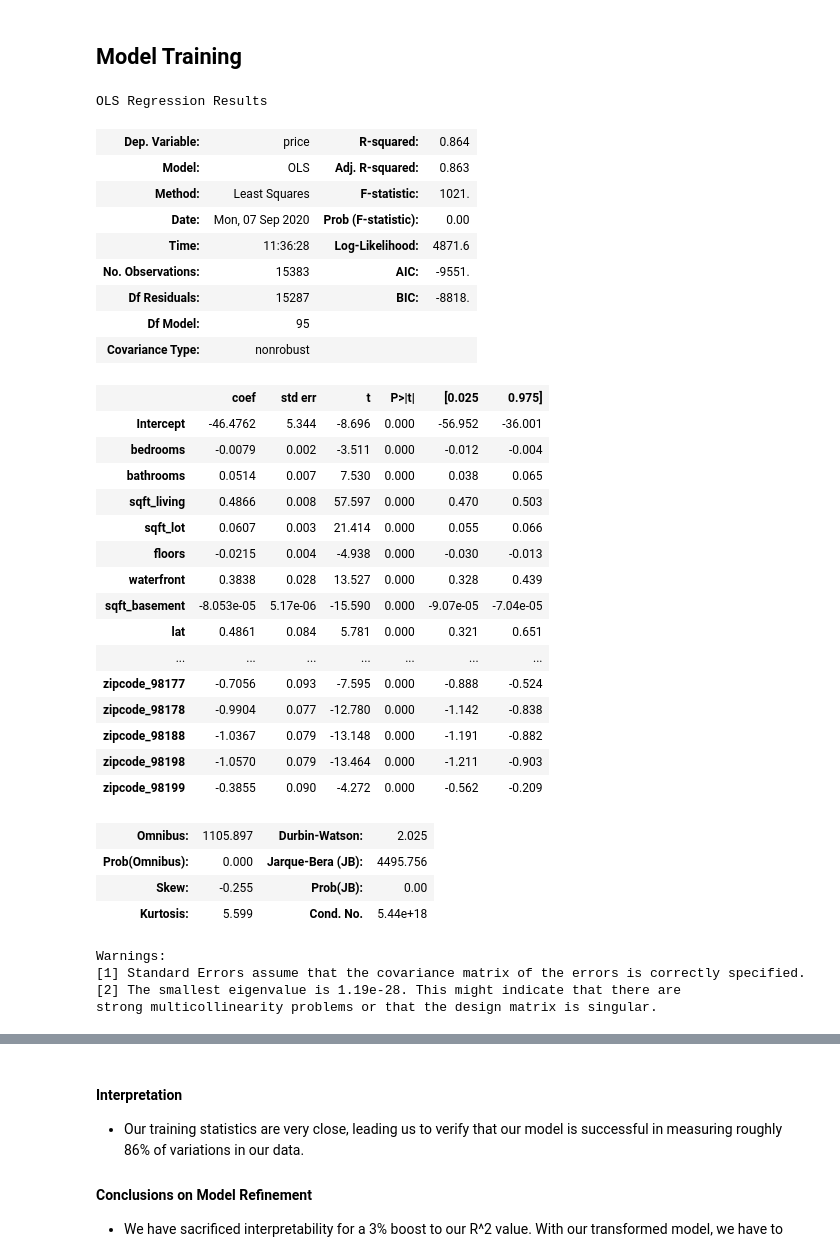
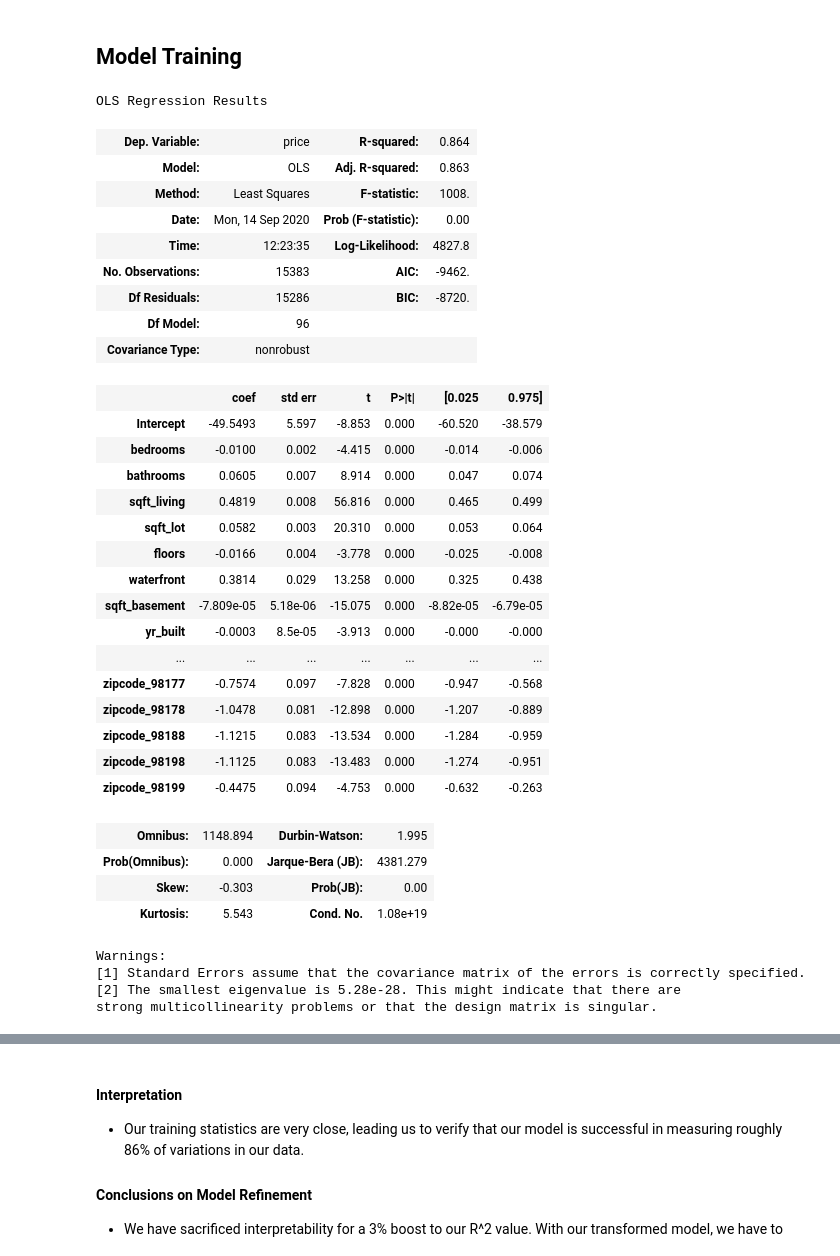
Before and after one commit to RMcAr/dsc-mod-2-project-v2-1-onl01-dtsc-ft-070620, a Jupyter notebook: student.ipynb, the cells around one changed output, grey strips where cells are left out. Cells and saved outputs as stored; diff of their text form; code cells hidden in the pictures.

```diff
--- a/student.ipynb
+++ b/student.ipynb
@@ -974,42 +887,42 @@ from sklearn.metrics import r2_score
 # %%
 df_train, df_test = train_test_split(df_transformed)
 
-trained_model = model_maker(df_train, drop_cols = ['yr_built', 'sqft_above', 'sqft_living15', 'sqft_lot15'])
+trained_model = model_maker(df_train, drop_cols = ['yrs_since_construction', 'sqft_above', 'sqft_living15', 'sqft_lot15'])
 trained_model.summary()
 # %% [output]
 OLS Regression Results
 | Dep. Variable: | price | R-squared: | 0.864 |
 | Model: | OLS | Adj. R-squared: | 0.863 |
-| Method: | Least Squares | F-statistic: | 1021. |
-| Date: | Mon, 07 Sep 2020 | Prob (F-statistic): | 0.00 |
-| Time: | 11:36:28 | Log-Likelihood: | 4871.6 |
-| No. Observations: | 15383 | AIC: | -9551. |
-| Df Residuals: | 15287 | BIC: | -8818. |
-| Df Model: | 95 |  |  |
+| Method: | Least Squares | F-statistic: | 1008. |
+| Date: | Mon, 14 Sep 2020 | Prob (F-statistic): | 0.00 |
+| Time: | 12:23:35 | Log-Likelihood: | 4827.8 |
+| No. Observations: | 15383 | AIC: | -9462. |
+| Df Residuals: | 15286 | BIC: | -8720. |
+| Df Model: | 96 |  |  |
 | Covariance Type: | nonrobust |  |  |
 |  | coef | std err | t | P>|t| | [0.025 | 0.975] |
-| Intercept | -46.4762 | 5.344 | -8.696 | 0.000 | -56.952 | -36.001 |
-| bedrooms | -0.0079 | 0.002 | -3.511 | 0.000 | -0.012 | -0.004 |
-| bathrooms | 0.0514 | 0.007 | 7.530 | 0.000 | 0.038 | 0.065 |
-| sqft_living | 0.4866 | 0.008 | 57.597 | 0.000 | 0.470 | 0.503 |
-| sqft_lot | 0.0607 | 0.003 | 21.414 | 0.000 | 0.055 | 0.066 |
-| floors | -0.0215 | 0.004 | -4.938 | 0.000 | -0.030 | -0.013 |
-| waterfront | 0.3838 | 0.028 | 13.527 | 0.000 | 0.328 | 0.439 |
-| sqft_basement | -8.053e-05 | 5.17e-06 | -15.590 | 0.000 | -9.07e-05 | -7.04e-05 |
-| lat | 0.4861 | 0.084 | 5.781 | 0.000 | 0.321 | 0.651 |
+| Intercept | -49.5493 | 5.597 | -8.853 | 0.000 | -60.520 | -38.579 |
+| bedrooms | -0.0100 | 0.002 | -4.415 | 0.000 | -0.014 | -0.006 |
+| bathrooms | 0.0605 | 0.007 | 8.914 | 0.000 | 0.047 | 0.074 |
+| sqft_living | 0.4819 | 0.008 | 56.816 | 0.000 | 0.465 | 0.499 |
+| sqft_lot | 0.0582 | 0.003 | 20.310 | 0.000 | 0.053 | 0.064 |
+| floors | -0.0166 | 0.004 | -3.778 | 0.000 | -0.025 | -0.008 |
+| waterfront | 0.3814 | 0.029 | 13.258 | 0.000 | 0.325 | 0.438 |
+| sqft_basement | -7.809e-05 | 5.18e-06 | -15.075 | 0.000 | -8.82e-05 | -6.79e-05 |
+| yr_built | -0.0003 | 8.5e-05 | -3.913 | 0.000 | -0.000 | -0.000 |
 | ... | ... | ... | ... | ... | ... | ... |
-| zipcode_98177 | -0.7056 | 0.093 | -7.595 | 0.000 | -0.888 | -0.524 |
-| zipcode_98178 | -0.9904 | 0.077 | -12.780 | 0.000 | -1.142 | -0.838 |
-| zipcode_98188 | -1.0367 | 0.079 | -13.148 | 0.000 | -1.191 | -0.882 |
-| zipcode_98198 | -1.0570 | 0.079 | -13.464 | 0.000 | -1.211 | -0.903 |
-| zipcode_98199 | -0.3855 | 0.090 | -4.272 | 0.000 | -0.562 | -0.209 |
+| zipcode_98177 | -0.7574 | 0.097 | -7.828 | 0.000 | -0.947 | -0.568 |
+| zipcode_98178 | -1.0478 | 0.081 | -12.898 | 0.000 | -1.207 | -0.889 |
+| zipcode_98188 | -1.1215 | 0.083 | -13.534 | 0.000 | -1.284 | -0.959 |
+| zipcode_98198 | -1.1125 | 0.083 | -13.483 | 0.000 | -1.274 | -0.951 |
+| zipcode_98199 | -0.4475 | 0.094 | -4.753 | 0.000 | -0.632 | -0.263 |
-| Omnibus: | 1105.897 | Durbin-Watson: | 2.025 |
-| Prob(Omnibus): | 0.000 | Jarque-Bera (JB): | 4495.756 |
-| Skew: | -0.255 | Prob(JB): | 0.00 |
-| Kurtosis: | 5.599 | Cond. No. | 5.44e+18 |
+| Omnibus: | 1148.894 | Durbin-Watson: | 1.995 |
+| Prob(Omnibus): | 0.000 | Jarque-Bera (JB): | 4381.279 |
+| Skew: | -0.303 | Prob(JB): | 0.00 |
+| Kurtosis: | 5.543 | Cond. No. | 1.08e+19 |
 Warnings:
 [1] Standard Errors assume that the covariance matrix of the errors is correctly specified.
-[2] The smallest eigenvalue is 1.19e-28. This might indicate that there are
+[2] The smallest eigenvalue is 5.28e-28. This might indicate that there are
 strong multicollinearity problems or that the design matrix is singular.
 # %%
 y_train_pred = transformed_model.predict(df_train)
```
Also changed, not shown: parts of 34 cells of this notebook, 9 other files.
